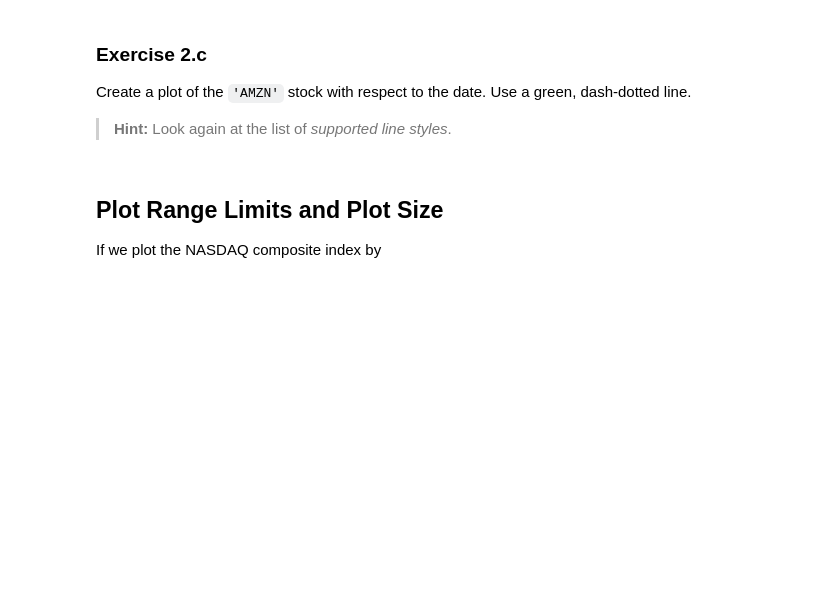
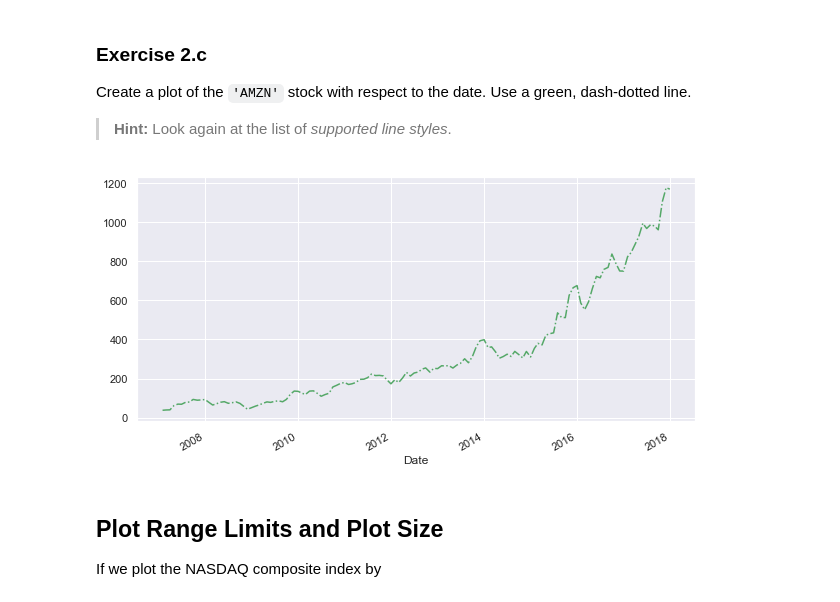
Before and after one commit to danieltyukov/tue-data-analytics, a Jupyter notebook: 2_VIS/Exercises-VIS-1819283.ipynb, the cells around one changed output. Cells and saved outputs as stored; diff of their text form; code cells hidden in the pictures; blank space fills up the shorter version.

```diff
--- a/2_VIS/Exercises-VIS-1819283.ipynb
+++ b/2_VIS/Exercises-VIS-1819283.ipynb
@@ -464,9 +550,11 @@ Create a plot of the `'AMZN'` stock with respect to the date. Use a green, dash-
 # %%
 #// BEGIN_TODO [VIS_2c] Create plot for AMZN with green, dash-dotted line (1 point)
 
-# ===== =====> Replace this line by your code. <===== ===== #
+ax_amzn = df_stocks['AMZN'].plot(color='g', linestyle='-.')
 
 #// END_TODO [VIS_2c]
+# %% [output]
+[figure, added]
 # %% [markdown]
 ## Plot Range Limits and Plot Size
 
```
Also changed, not shown: parts of 83 cells of this notebook, 4 other files.
